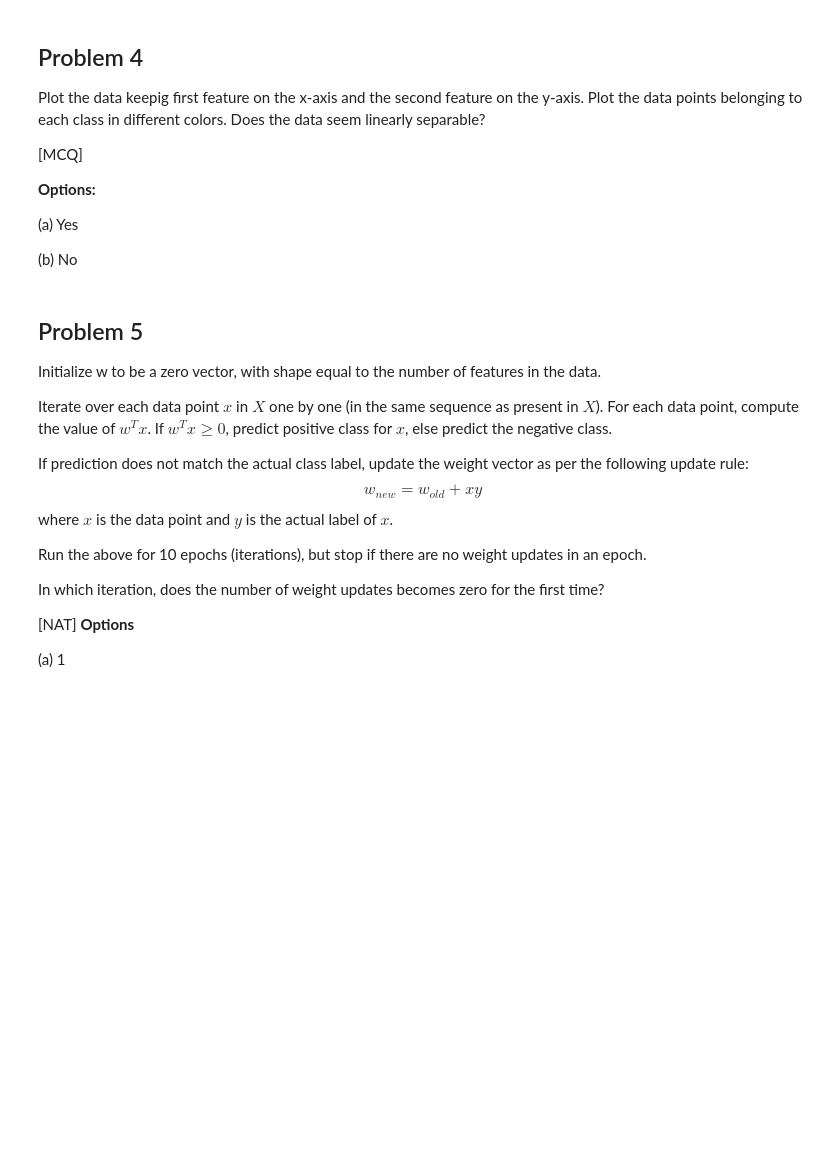
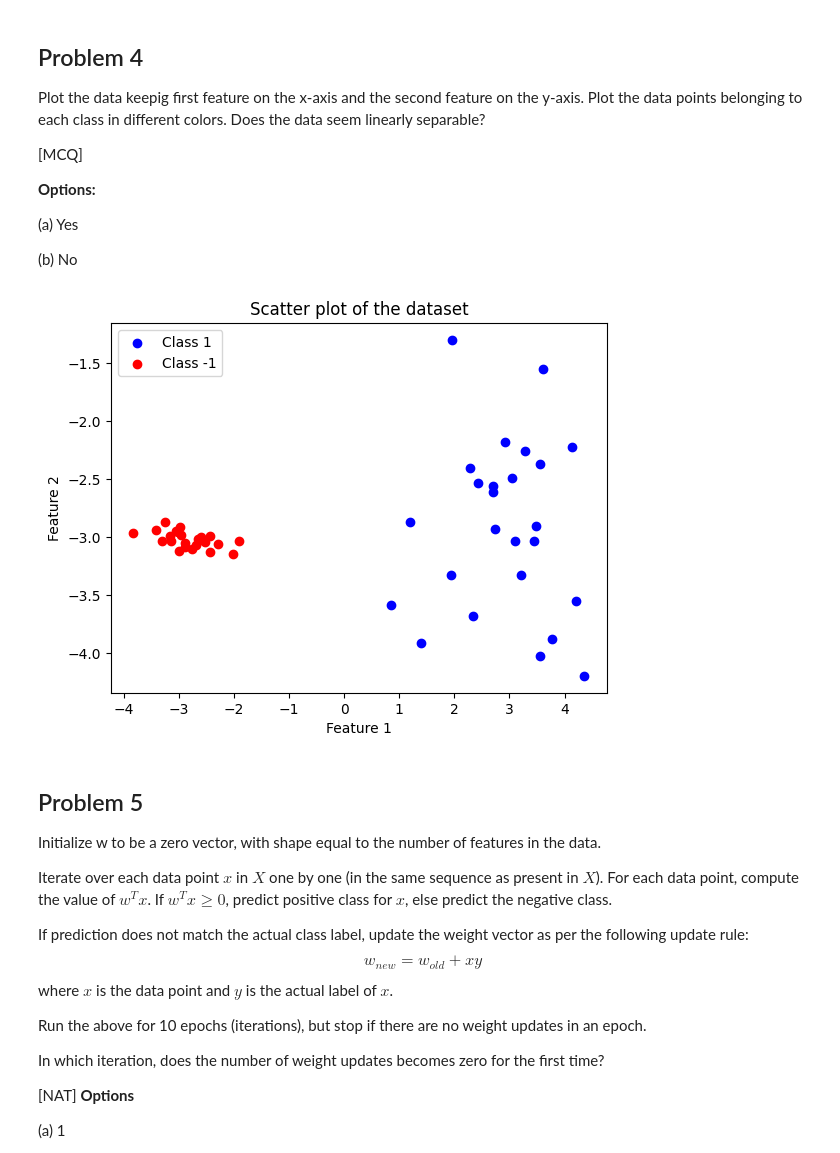
Before and after one commit to sathish-k7/MLT_Assignments, a Jupyter notebook: week9/W9_prog_ques.ipynb, the cells around one changed output. Saved outputs shown, nothing was run; the diff lists cells and outputs as text; code cells hidden in the pictures; blank space fills up the shorter version.

Commit message:
Answered week 9

```diff
--- a/week9/W9_prog_ques.ipynb
+++ b/week9/W9_prog_ques.ipynb
@@ -28,3 +38,8 @@ How many features are there in the dataset?
 In the target vector $y$, replace all occurrences of 0 with -1.
 
 How many unique classes are there in the target vector?
+# %%
+# Problem 3: Replace 0 with -1 in y and count unique classes
+y = np.where(y == 0, -1, y)
+print(np.unique(y))
+print(len(np.unique(y)))  # Output: 2
@@ -39,6 +57,18 @@ Plot the data keepig first feature on the x-axis and the second feature on the y
 (a) Yes
 
 (b) No
+# %%
+# Problem 4: Plot the data and check linear separability
+plt.scatter(X[y == 1, 0], X[y == 1, 1], color='b', label='Class 1')
+plt.scatter(X[y == -1, 0], X[y == -1, 1], color='r', label='Class -1')
+plt.xlabel('Feature 1')
+plt.ylabel('Feature 2')
+plt.legend()
+plt.title('Scatter plot of the dataset')
+plt.show()
+# Answer: (a) Yes
+# %% [output]
+[figure, added]
 # %% [markdown]
 ## Problem 5
 
```
Also changed, not shown: parts of 9 cells of this notebook.
